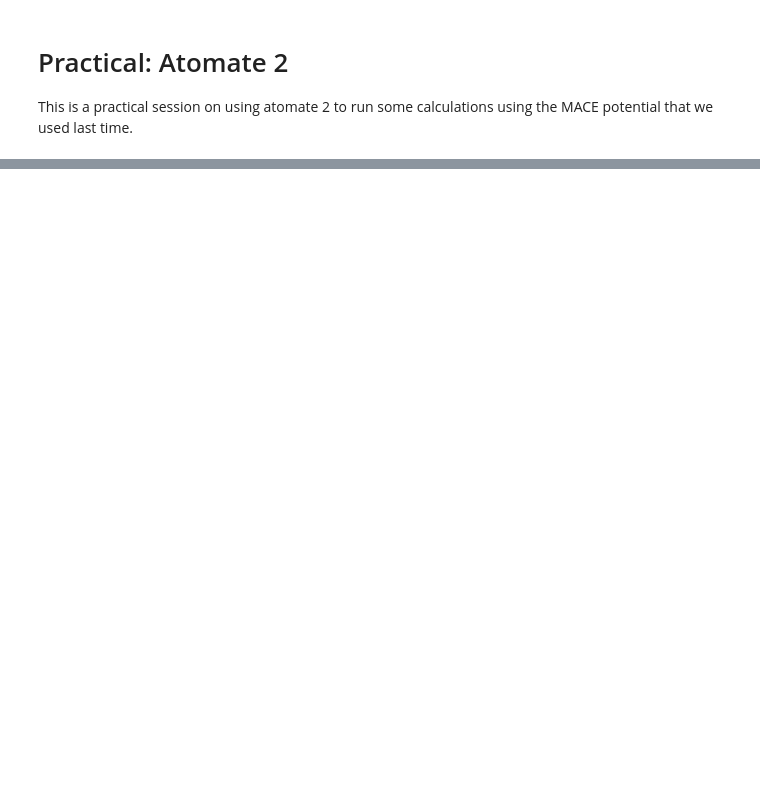
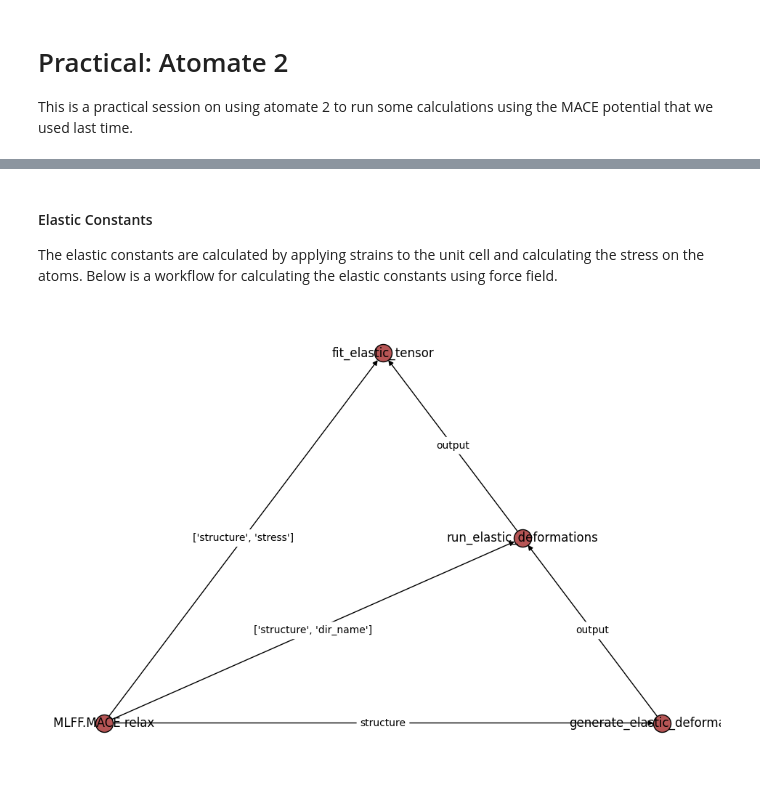
Before and after one commit to deng-group/MLE4217_5219_book, a Jupyter notebook: high_throughput/high_throughput.ipynb, the cells around one changed output, grey strips where cells are left out. Cells and saved outputs as stored; diff of their text form; code cells hidden in the pictures; blank space fills up the shorter version.

```diff
--- a/high_throughput/high_throughput.ipynb
+++ b/high_throughput/high_throughput.ipynb
@@ -181,0 +196,11 @@ Using float64 for MACECalculator, which is slower but more accurate. Recommended
+# %% [markdown]
+#### Elastic Constants
+The elastic constants are calculated by applying strains to the unit cell and calculating the stress on the atoms. Below is a workflow for calculating the elastic constants using force field.
+# %%
+from atomate2.forcefields.flows.elastic import ElasticMaker
+
+elastic_flow = ElasticMaker(bulk_relax_maker=mace_relax_maker, elastic_relax_maker=mace_relax_maker).make(structure=silicon_structure)
+
+elastic_flow.draw_graph().show()
+# %% [output]
+[figure, added]
```
Also changed, not shown: parts of 23 cells of this notebook.
